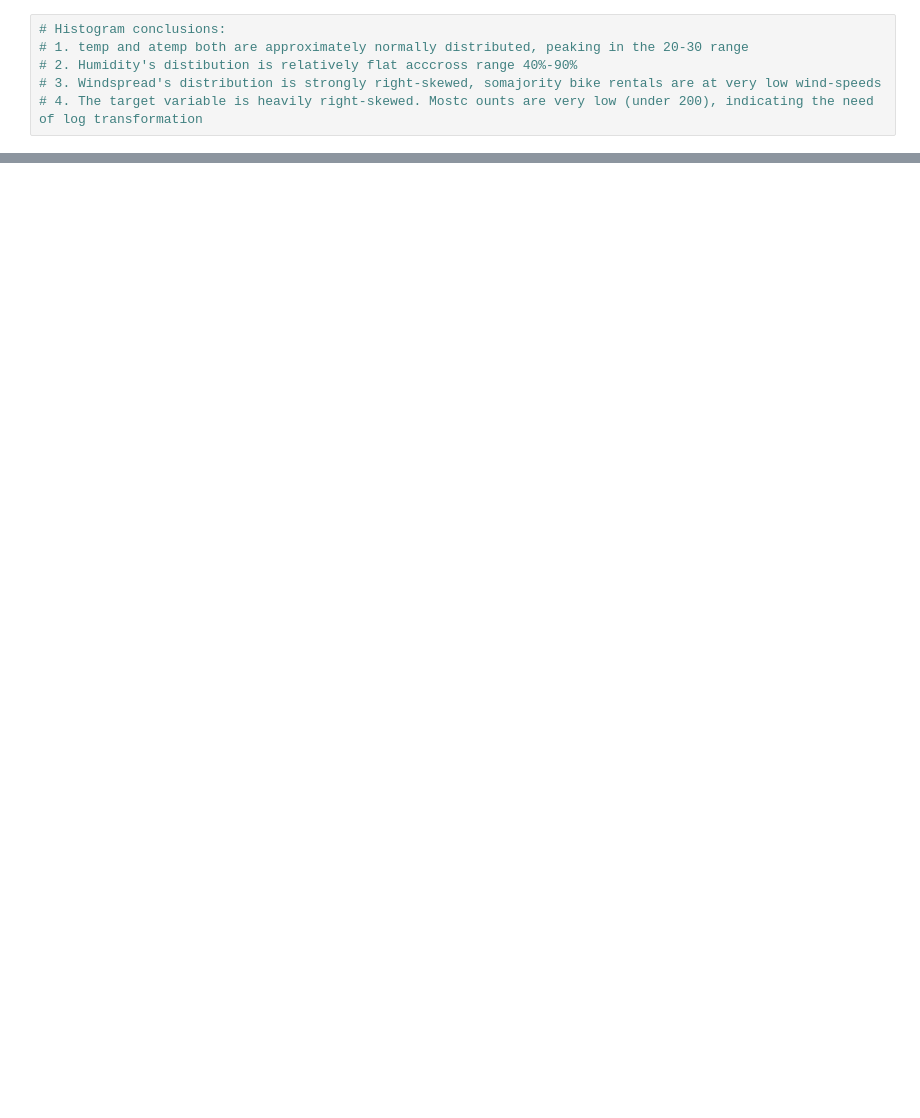
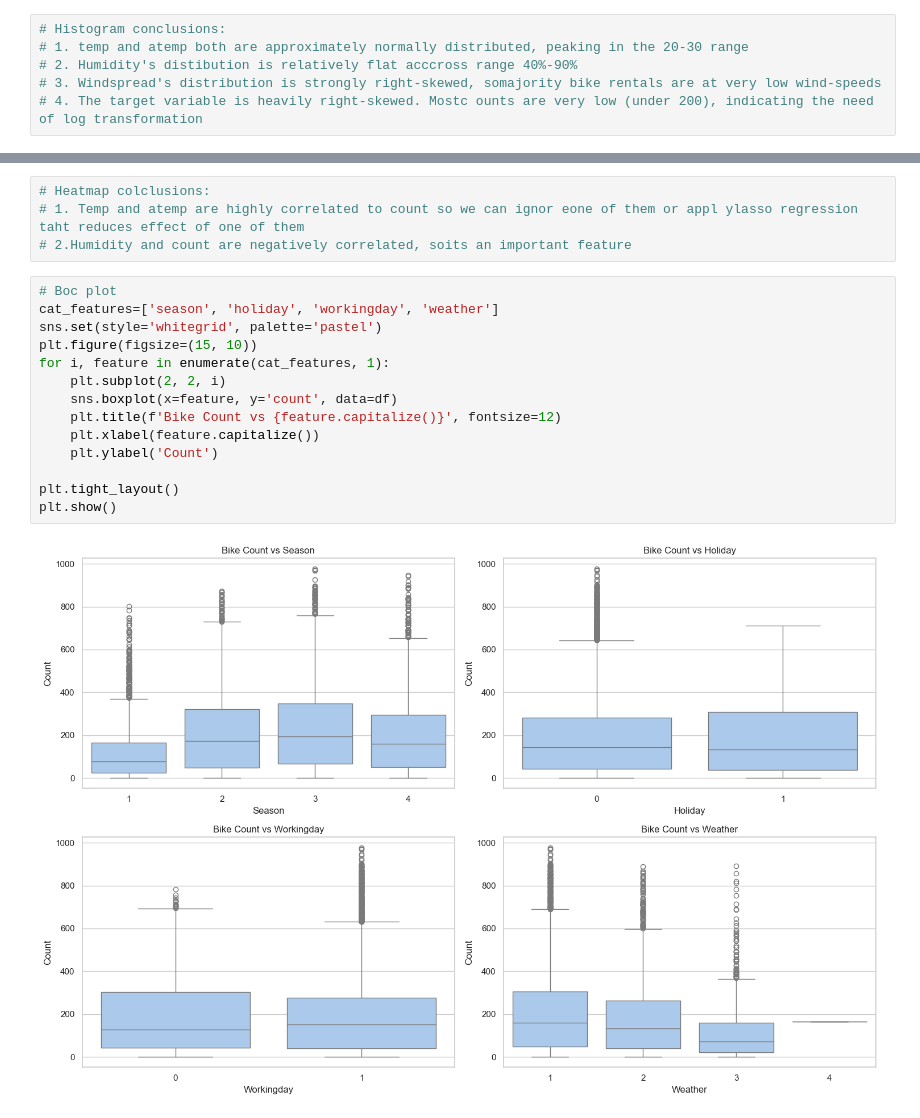
Before and after one commit to akanksha52/bike-rental-forecasting, a Jupyter notebook: notebooks/02_data_visualisation.ipynb, the cells around one changed output, grey strips where cells are left out. Cells and saved outputs as stored; diff of their text form; blank space fills up the shorter version.

```diff
--- a/notebooks/02_data_visualisation.ipynb
+++ b/notebooks/02_data_visualisation.ipynb
@@ -40,0 +42,20 @@ plt.show()
+# %%
+# Heatmap colclusions:
+# 1. Temp and atemp are highly correlated to count so we can ignor eone of them or appl ylasso regression taht reduces effect of one of them
+# 2.Humidity and count are negatively correlated, soits an important feature
+# %%
+# Boc plot
+cat_features=['season', 'holiday', 'workingday', 'weather']
+sns.set(style='whitegrid', palette='pastel')
+plt.figure(figsize=(15, 10))
+for i, feature in enumerate(cat_features, 1):
+    plt.subplot(2, 2, i)
+    sns.boxplot(x=feature, y='count', data=df)
+    plt.title(f'Bike Count vs {feature.capitalize()}', fontsize=12)
+    plt.xlabel(feature.capitalize())
+    plt.ylabel('Count')
+
+plt.tight_layout()
+plt.show()
+# %% [output]
+[figure, added]
```
Also changed, not shown: parts of 6 cells of this notebook, 1 other file.
